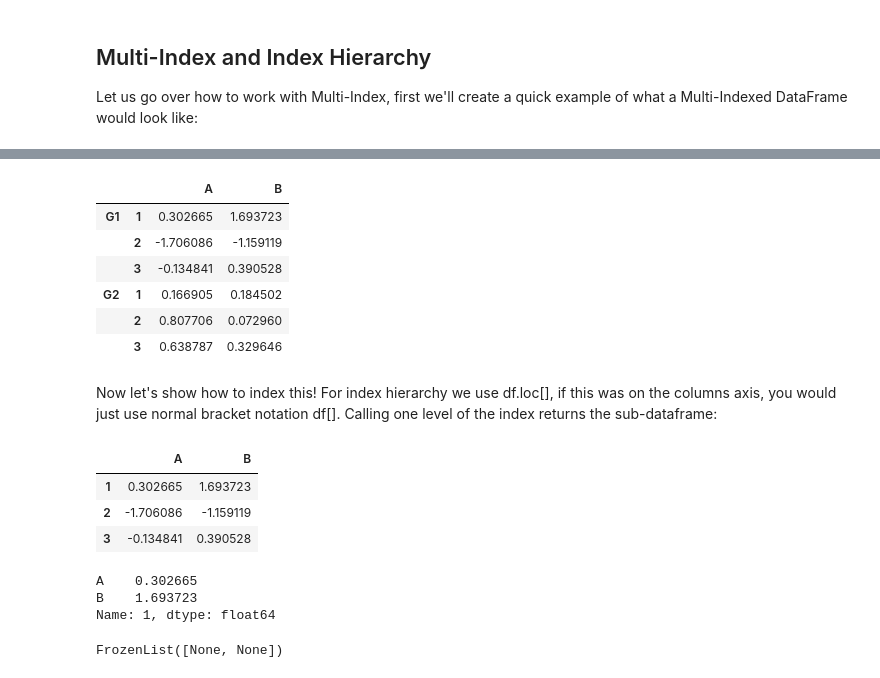
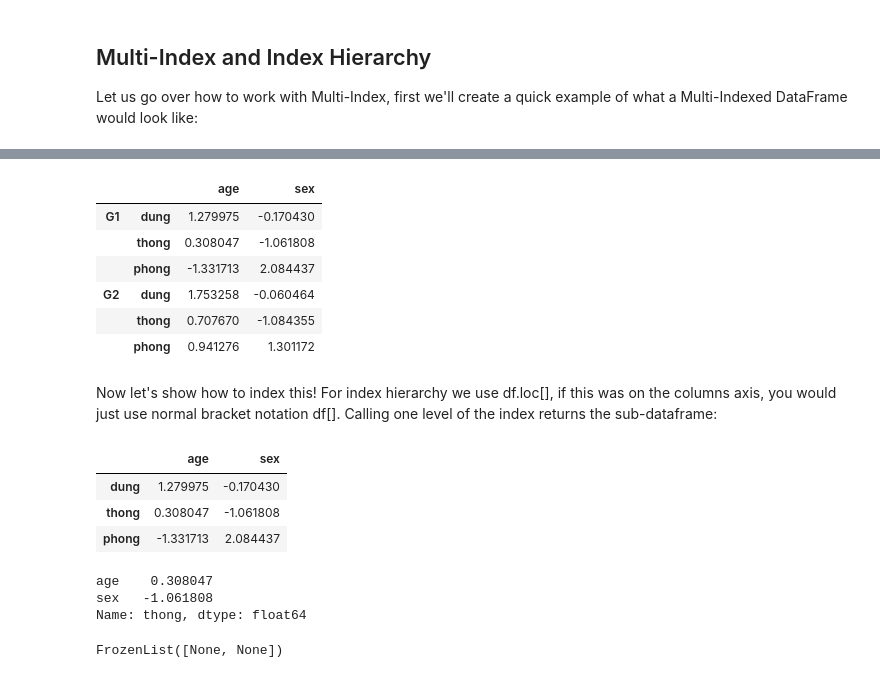
Before and after one commit to nhutphong/data-science, a Jupyter notebook: 03-Python-for-Data-Analysis-Pandas/03-DataFrames.ipynb, the cells around one changed output, grey strips where cells are left out. Drawn from its saved outputs; the diff is of its cells as text; code cells hidden in the pictures.

```diff
--- a/03-Python-for-Data-Analysis-Pandas/03-DataFrames.ipynb
+++ b/03-Python-for-Data-Analysis-Pandas/03-DataFrames.ipynb
@@ -273,6 +306,6 @@ Let us go over how to work with Multi-Index, first we'll create a quick example
 # %%
 # Index Levels
 outside = ['G1','G1','G1','G2','G2','G2']
-inside = [1,2,3,1,2,3]
-hier_index = list(zip(outside,inside))
-hier_index = pd.MultiIndex.from_tuples(hier_index)
+inside = 'dung thong phong dung thong phong'.split()
+group_tuple = list(zip(outside,inside))
+group_index = pd.MultiIndex.from_tuples(group_tuple)
@@ -289,29 +322,29 @@ MultiIndex([('G1', 1),
 # %%
-df = pd.DataFrame(np.random.randn(6,2),index=hier_index,columns=['A','B'])
+df = pd.DataFrame(np.random.randn(6,2),index=group_index,columns=['age','sex'])
 df
 # %% [output]
-|  |  | A | B |
-| G1 | 1 | 0.302665 | 1.693723 |
-|  | 2 | -1.706086 | -1.159119 |
-|  | 3 | -0.134841 | 0.390528 |
-| G2 | 1 | 0.166905 | 0.184502 |
-|  | 2 | 0.807706 | 0.072960 |
-|  | 3 | 0.638787 | 0.329646 |
+|  |  | age | sex |
+| G1 | dung | 1.279975 | -0.170430 |
+|  | thong | 0.308047 | -1.061808 |
+|  | phong | -1.331713 | 2.084437 |
+| G2 | dung | 1.753258 | -0.060464 |
+|  | thong | 0.707670 | -1.084355 |
+|  | phong | 0.941276 | 1.301172 |
 # %% [markdown]
 Now let's show how to index this! For index hierarchy we use df.loc[], if this was on the columns axis, you would just use normal bracket notation df[]. Calling one level of the index returns the sub-dataframe:
 # %%
 df.loc['G1']
 # %% [output]
-|  | A | B |
-| 1 | 0.302665 | 1.693723 |
-| 2 | -1.706086 | -1.159119 |
-| 3 | -0.134841 | 0.390528 |
+|  | age | sex |
+| dung | 1.279975 | -0.170430 |
+| thong | 0.308047 | -1.061808 |
+| phong | -1.331713 | 2.084437 |
 # %%
-df.loc['G1'].loc[1]
+df.loc['G1'].loc['thong']
 # %% [output]
-A    0.302665
-B    1.693723
-Name: 1, dtype: float64
+age    0.308047
+sex   -1.061808
+Name: thong, dtype: float64
 # %%
 df.index.names
 # %% [output]
```
Also changed, not shown: parts of 42 cells of this notebook.
